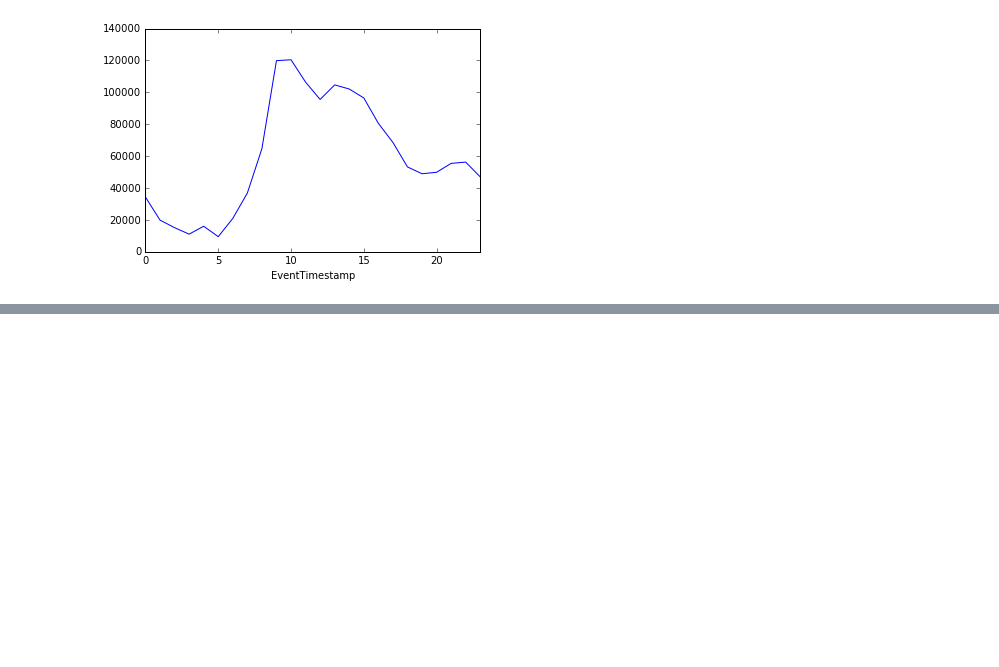
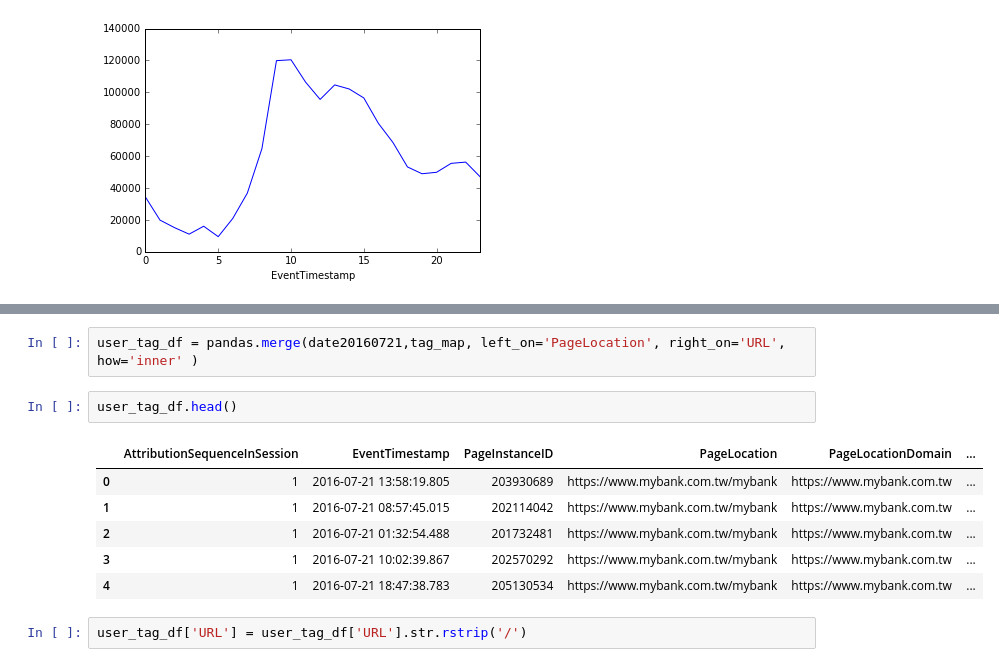
Before and after one commit to ywchiu/cathaybkpython, a Jupyter notebook: 20160901Demo.ipynb, the cells around one changed output, grey strips where cells are left out. Cells and saved outputs as stored; diff of their text form; blank space fills up the shorter version.

```diff
--- a/20160901Demo.ipynb
+++ b/20160901Demo.ipynb
@@ -505,0 +570,13 @@ WARNING: pylab import has clobbered these variables: ['datetime']
+# %%
+user_tag_df = pandas.merge(date20160721,tag_map, left_on='PageLocation', right_on='URL', how='inner' )
+# %%
+user_tag_df.head()
+# %% [output]
+|  | AttributionSequenceInSession | EventTimestamp | PageInstanceID | PageLocation | PageLocationDomain | ... |
+| 0 | 1 | 2016-07-21 13:58:19.805 | 203930689 | https://www.mybank.com.tw/mybank | https://www.mybank.com.tw | ... |
+| 1 | 1 | 2016-07-21 08:57:45.015 | 202114042 | https://www.mybank.com.tw/mybank | https://www.mybank.com.tw | ... |
+| 2 | 1 | 2016-07-21 01:32:54.488 | 201732481 | https://www.mybank.com.tw/mybank | https://www.mybank.com.tw | ... |
+| 3 | 1 | 2016-07-21 10:02:39.867 | 202570292 | https://www.mybank.com.tw/mybank | https://www.mybank.com.tw | ... |
+| 4 | 1 | 2016-07-21 18:47:38.783 | 205130534 | https://www.mybank.com.tw/mybank | https://www.mybank.com.tw | ... |
+# %%
+user_tag_df['URL'] = user_tag_df['URL'].str.rstrip('/')
```
Also changed, not shown: parts of 13 cells of this notebook.
